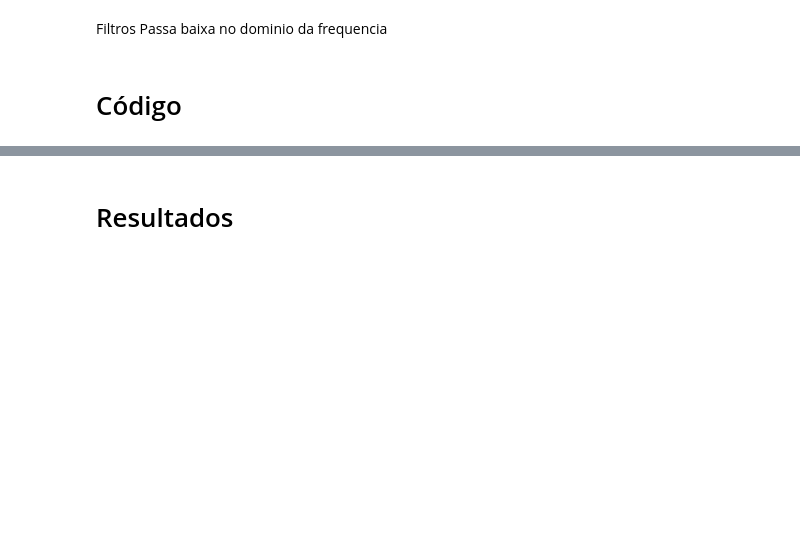
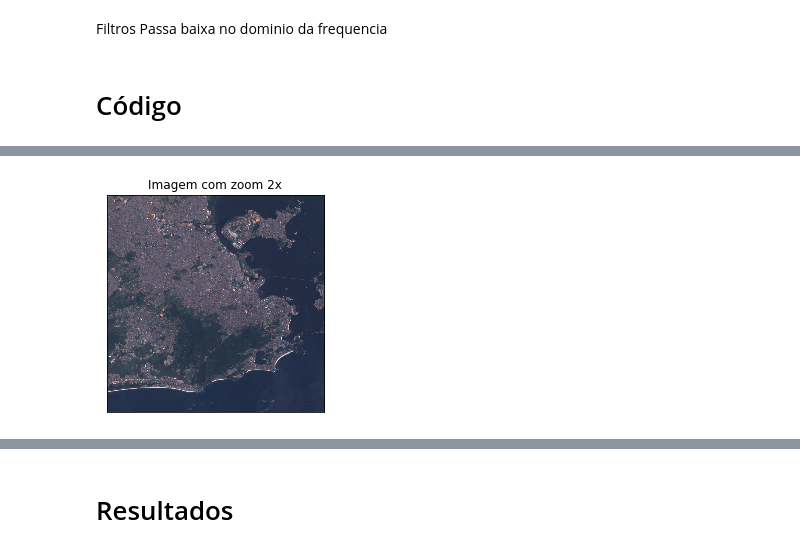
Before and after one commit to rodrigodc07/VisaoComputacional, a Jupyter notebook: Trabalho 7/Ex1.ipynb, the cells around one changed output, grey strips where cells are left out. Cells and saved outputs as stored; diff of their text form; code cells hidden in the pictures; blank space fills up the shorter version.

```diff
--- a/Trabalho 7/Ex1.ipynb
+++ b/Trabalho 7/Ex1.ipynb
@@ -50,0 +39,5 @@ plot_imagem_colorido(img,'Imagem Colorida')
+# %%
+img_2x = cv2.resize(img,None,fx=2, fy=2, interpolation = cv2.INTER_CUBIC)
+plot_imagem_colorido(img_2x,'Imagem com zoom 2x')
+# %% [output]
+[figure, added]
```
Also changed, not shown: parts of 6 cells of this notebook.
